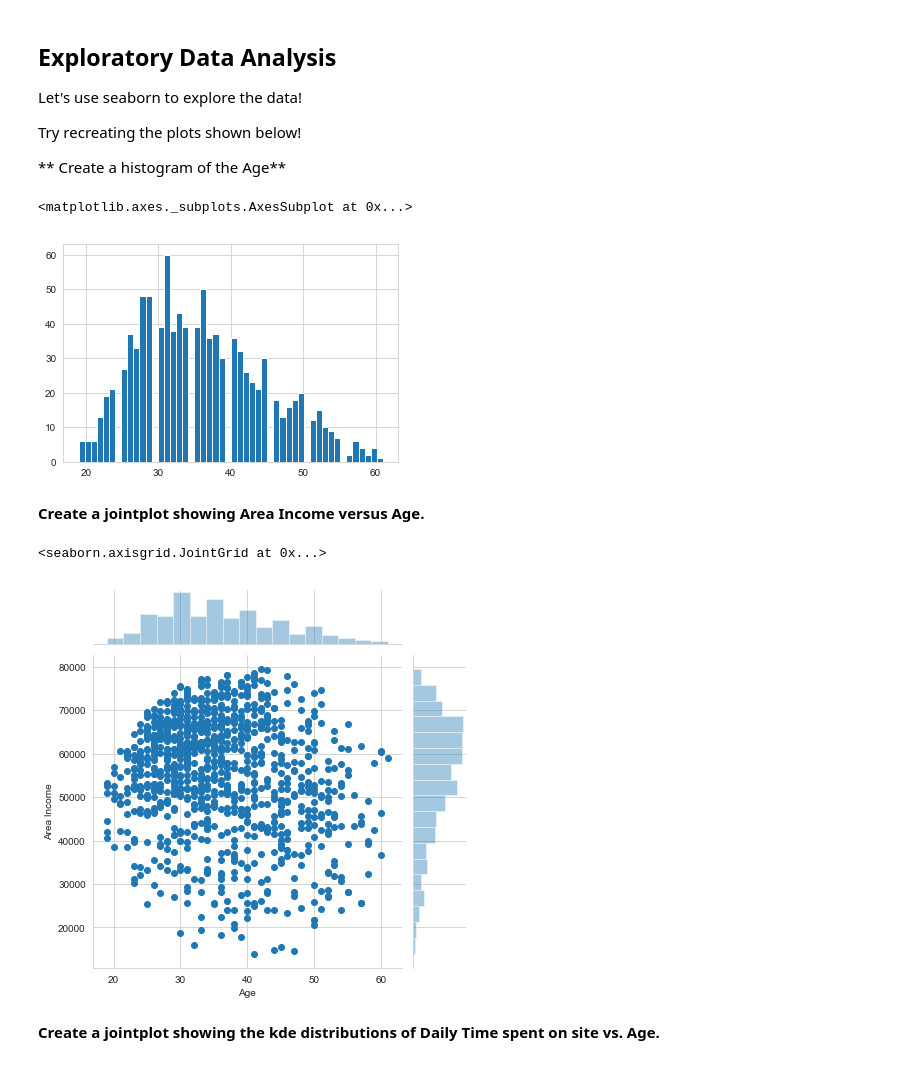
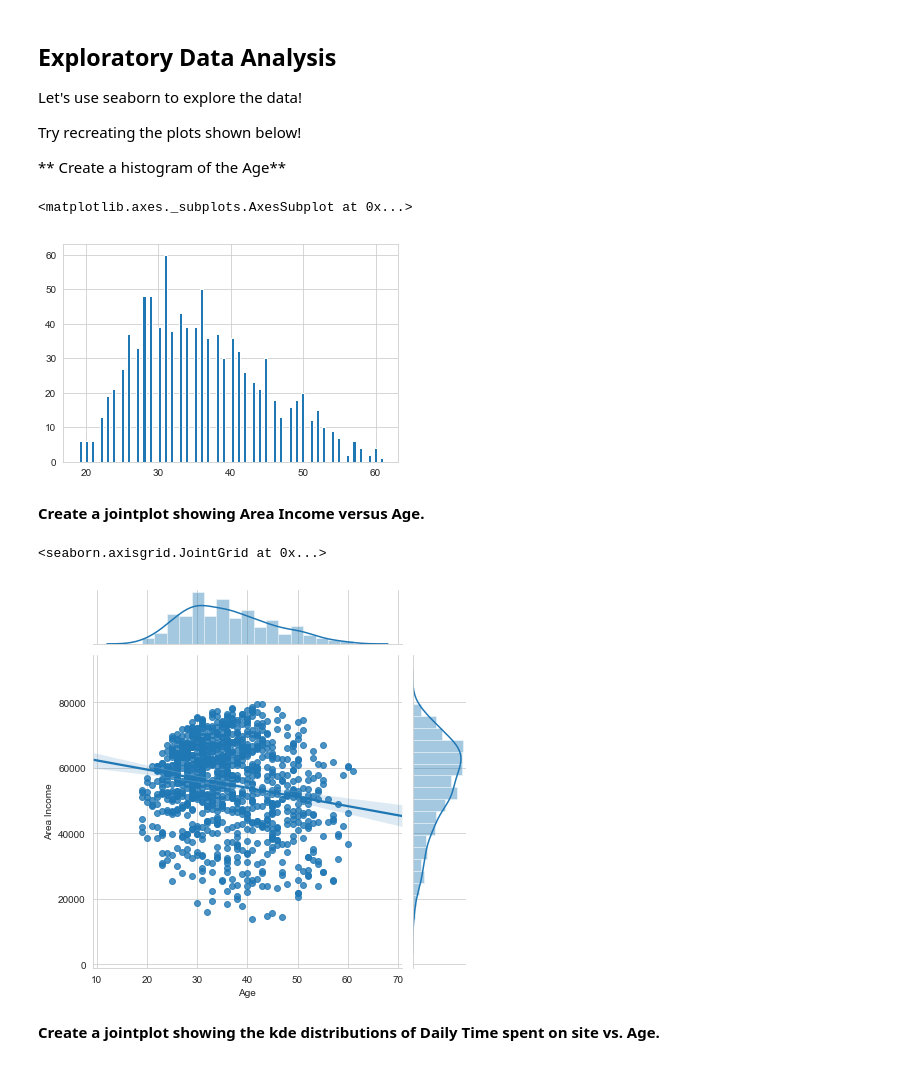
Before and after one commit to thamizhaiap/Machine_learning, a Jupyter notebook: Logistic_regression/02-Logistic Regression Project.ipynb, the cells around one changed output. Cells and saved outputs as stored; diff of their text form; code cells hidden in the pictures.

```diff
--- a/Logistic_regression/02-Logistic Regression Project.ipynb
+++ b/Logistic_regression/02-Logistic Regression Project.ipynb
@@ -87,17 +87,18 @@ Try recreating the plots shown below!
 ** Create a histogram of the Age**
 # %%
 sns.set_style('whitegrid')
-ad_data['Age'].hist(bins=50)
+ad_data['Age'].hist(bins=100)
 # %% [output]
 <matplotlib.axes._subplots.AxesSubplot at 0x...>
-[figure, old version]
+[figure, new version]
 # %% [markdown]
 **Create a jointplot showing Area Income versus Age.**
 # %%
-sns.jointplot(x='Age',y='Area Income', data=ad_data, kind='scatter')
+sns.jointplot(x='Age',y='Area Income', data=ad_data, kind='reg')
+# 'scatter', 'reg', 'resid', 'kde', or 'hex'
 # %% [output]
 <seaborn.axisgrid.JointGrid at 0x...>
-[figure, old version]
+[figure, new version]
 # %% [markdown]
 **Create a jointplot showing the kde distributions of Daily Time spent on site vs. Age.**
 # %%
```
